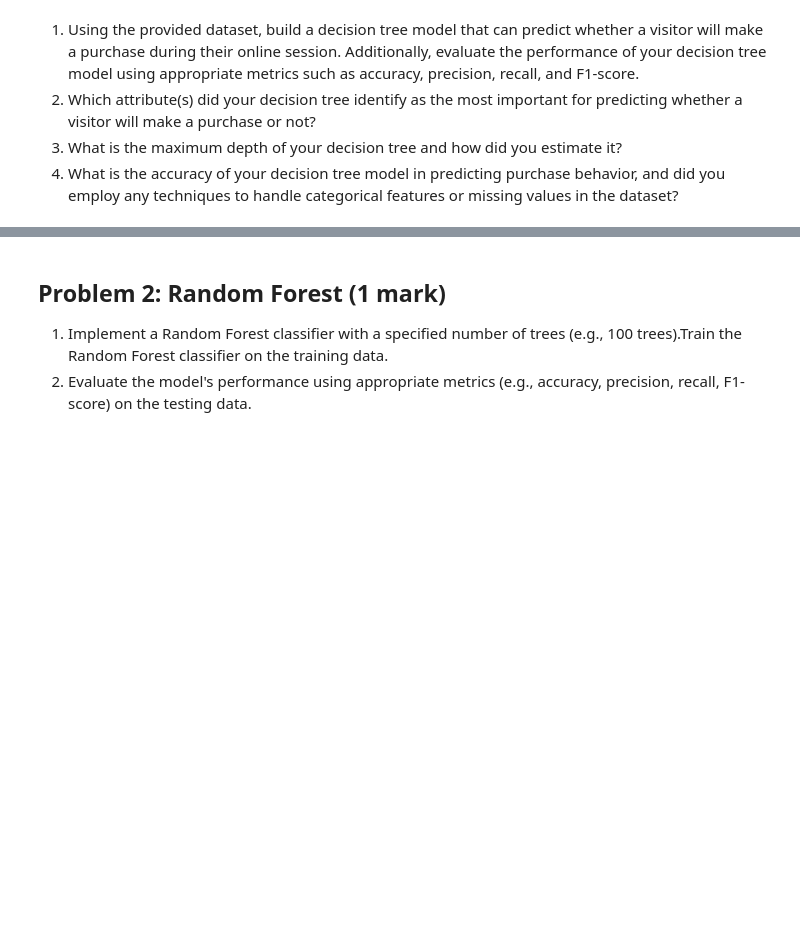
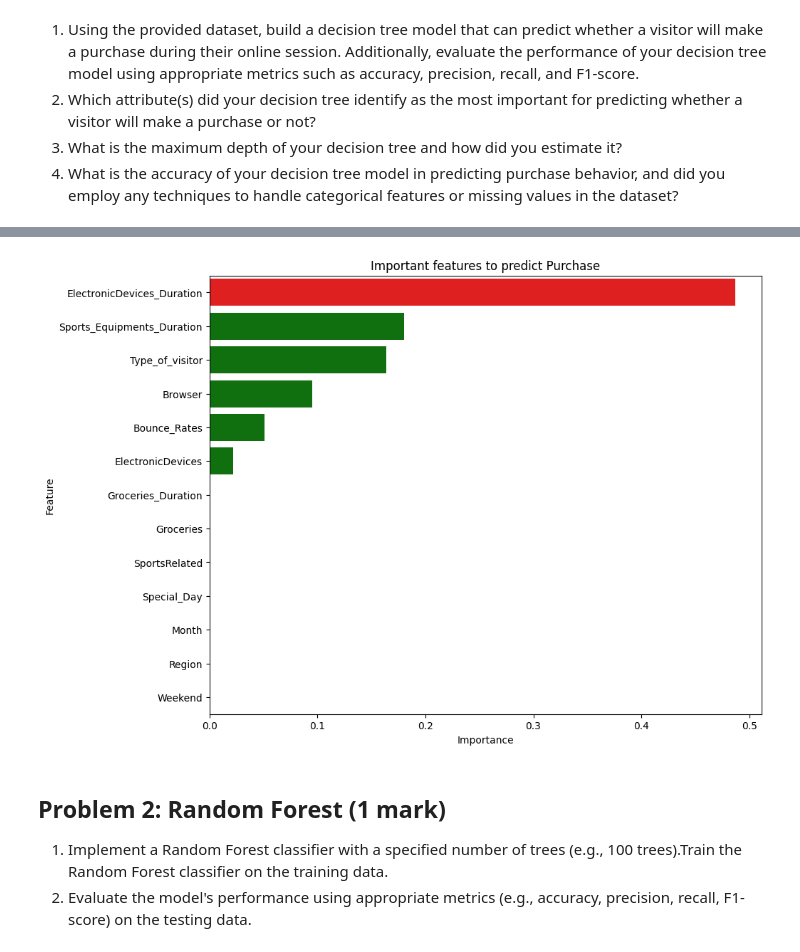
Before and after one commit to narendra974/AIMLOPS_IISC, a Jupyter notebook: Assignment_2.ipynb, the cells around one changed output, grey strips where cells are left out. Cells and saved outputs as stored; diff of their text form; code cells hidden in the pictures; blank space fills up the shorter version.

```diff
--- a/Assignment_2.ipynb
+++ b/Assignment_2.ipynb
@@ -54,0 +240,12 @@ Dataset columns:
+# %%
+from sklearn.preprocessing import LabelEncoder
+
+X_cat_cols = pd.DataFrame(X, columns=cols)
+label_encoder = LabelEncoder()
+X['Month'] = label_encoder.fit_transform(X['Month'])
+X['Browser'] = label_encoder.fit_transform(X['Browser'])
+X['Weekend'] = label_encoder.fit_transform(X['Weekend'])
+X['Type_of_visitor'] = label_encoder.fit_transform(X['Type_of_visitor'])
+y = label_encoder.fit_transform(y)
+
+x_train, x_test, y_train, y_test = train_test_split(X, y, test_size=0.25, random_state=4)
@@ -54,0 +300,11 @@ Dataset columns:
+# %%
+from xgboost import plot_importance
+import matplotlib.pyplot as plt
+%matplotlib inline
+
+feat_dict= {}
+for col, val in sorted(zip(X.columns, tree_clf.feature_importances_),key=lambda x:x[1],reverse=True):
+  feat_dict[col]=val
+
+feat_df = pd.DataFrame({'Feature':feat_dict.keys(),'Importance':feat_dict.values()})
+feat_df.head()
@@ -55,3 +318,12 @@ Dataset columns:
+# %%
+values = feat_df.Importance
+idx = feat_df.Feature
+plt.figure(figsize=(10,8))
+clrs = ['green' if (x < max(values)) else 'red' for x in values ]
+sns.barplot(y=idx,x=values,palette=clrs).set(title='Important features to predict Purchase')
+plt.show()
+# %% [output]
+[figure, added]
 # %% [markdown]
 ## Problem 2: Random Forest (1 mark)
 
```
Also changed, not shown: parts of 20 cells of this notebook.
